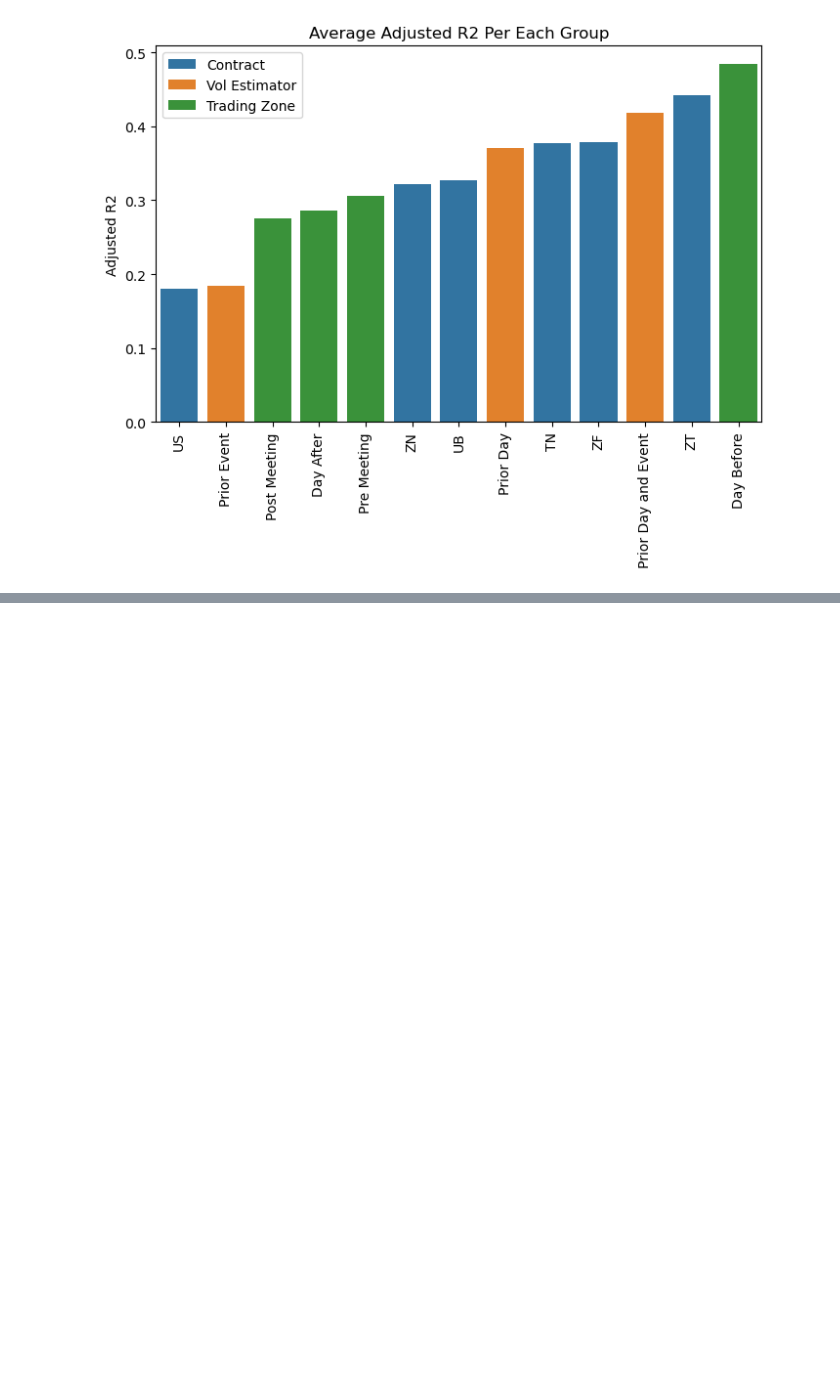
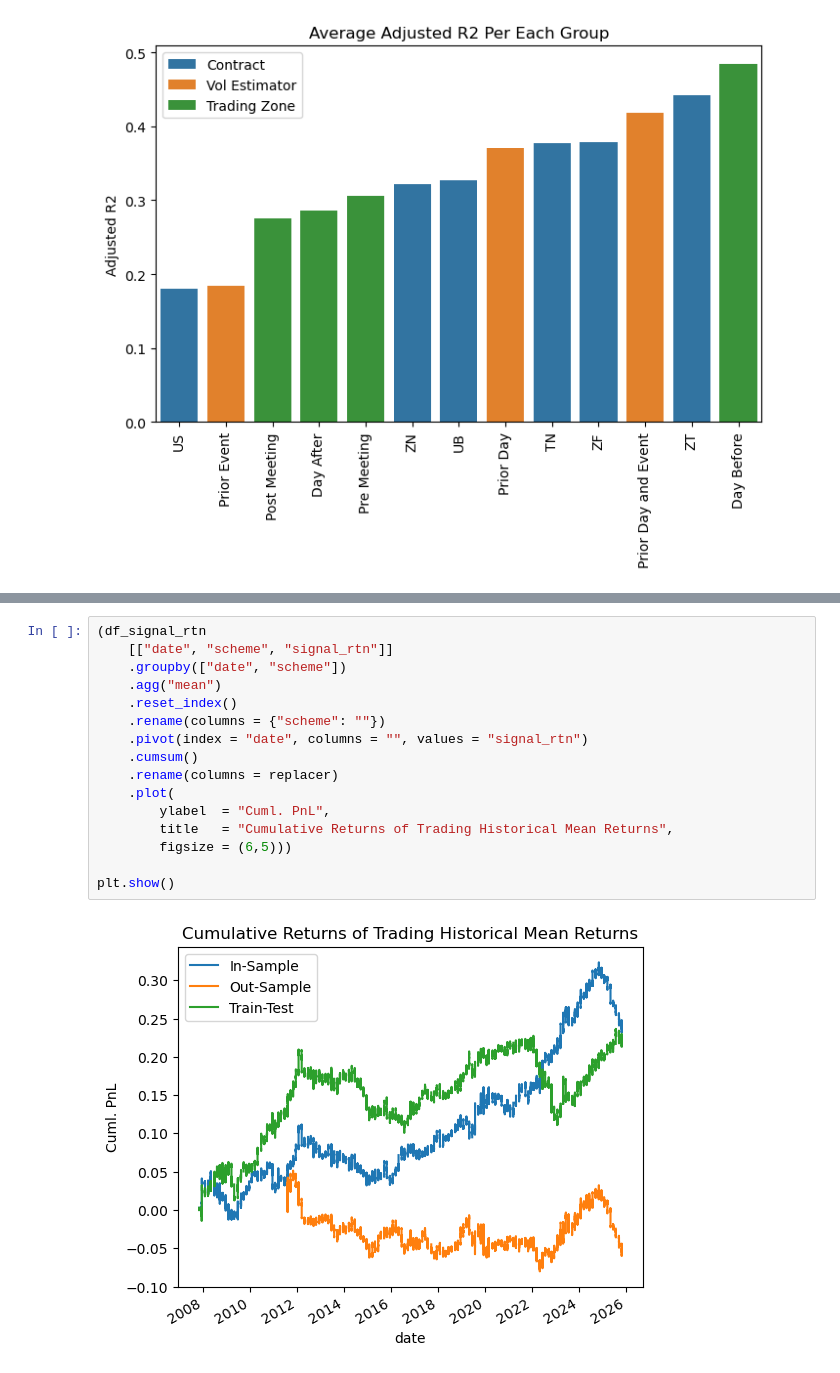
Before and after one commit to diegodalvarez/FOMCDrift, a Jupyter notebook: notebook/2GeneralizedBacktestApproach.ipynb, the cells around one changed output, grey strips where cells are left out. Cells and saved outputs as stored; diff of their text form; blank space fills up the shorter version.

```diff
--- a/notebook/2GeneralizedBacktestApproach.ipynb
+++ b/notebook/2GeneralizedBacktestApproach.ipynb
@@ -668,0 +546,18 @@ plt.show()
+# %%
+(df_signal_rtn
+    [["date", "scheme", "signal_rtn"]]
+    .groupby(["date", "scheme"])
+    .agg("mean")
+    .reset_index()
+    .rename(columns = {"scheme": ""})
+    .pivot(index = "date", columns = "", values = "signal_rtn")
+    .cumsum()
+    .rename(columns = replacer)
+    .plot(
+        ylabel  = "Cuml. PnL",
+        title   = "Cumulative Returns of Trading Historical Mean Returns",
+        figsize = (6,5)))
+
+plt.show()
+# %% [output]
+[figure, added]
```
Also changed, not shown: parts of 49 cells of this notebook, 4 other files.
